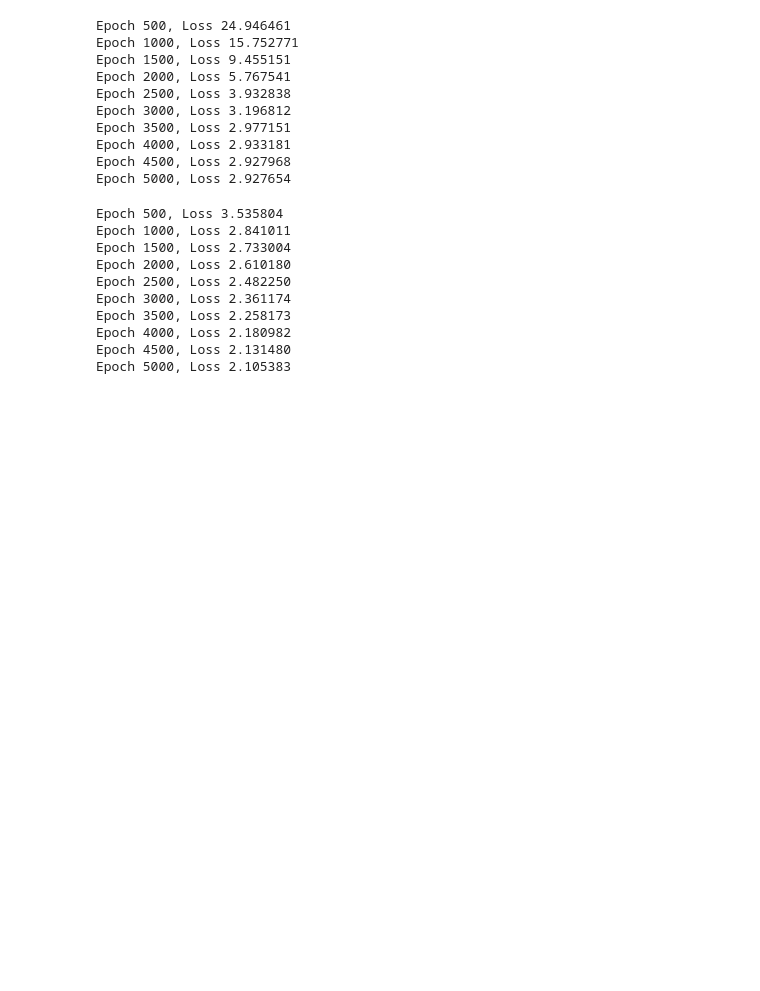
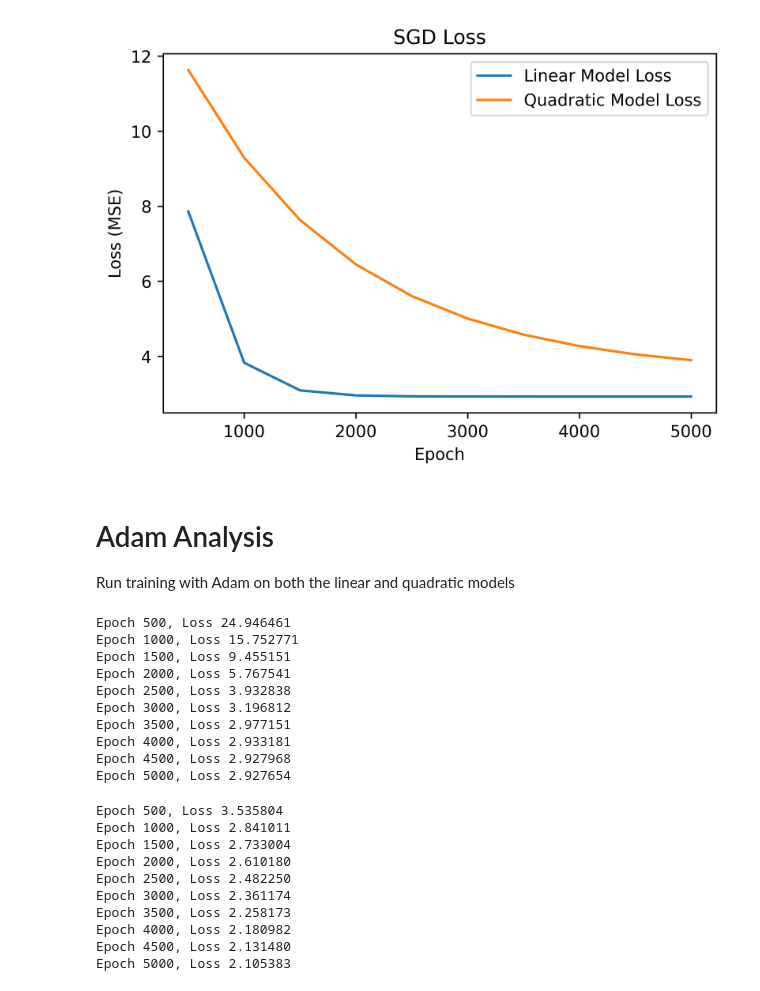
Before and after one commit to nhewitt99/realtime-ai-hw, a Jupyter notebook: hw3/hw3p1.ipynb, the cells around one changed output. Cells and saved outputs as stored; diff of their text form; code cells hidden in the pictures; blank space fills up the shorter version.

```diff
--- a/hw3/hw3p1.ipynb
+++ b/hw3/hw3p1.ipynb
@@ -59,3 +133,18 @@ def training_loop(n_epochs, optimizer, params, t_u, t_c):
+# %%
+# Set up figure for loss visualization
+fig = plt.figure(dpi=600)
+plt.xlabel("Epoch")
+plt.ylabel("Loss (MSE)")
+lin, = plt.plot(*zip(*loss_lin_SGD))  # Plot linear loss
+quad, = plt.plot(*zip(*loss_quad_SGD)) # Plot quadratic loss
+plt.legend([lin, quad], ['Linear Model Loss', 'Quadratic Model Loss'])
+plt.title("SGD Loss")
+plt.savefig("SGD loss.png", format="png")
+# %% [output]
+[figure, added]
+# %% [markdown]
+# Adam Analysis
+Run training with Adam on both the linear and quadratic models
 # %%
 # Run linear with Adam
 params = torch.tensor([1.0, 0.0], requires_grad=True)
```
Also changed, not shown: parts of 23 cells of this notebook.
